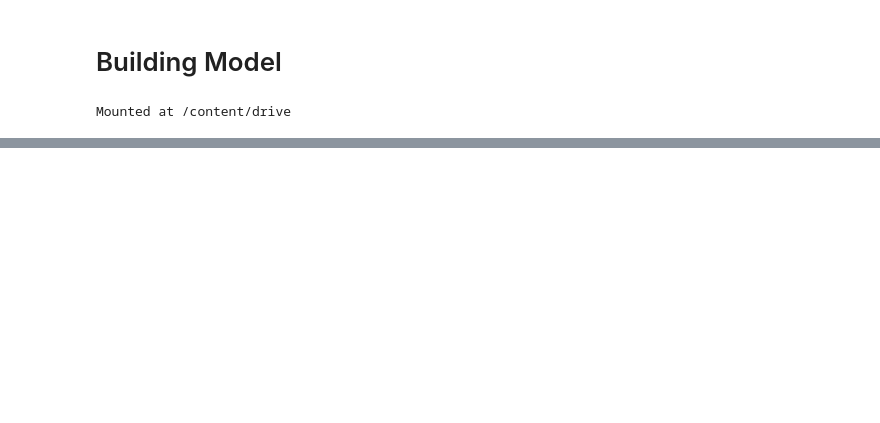
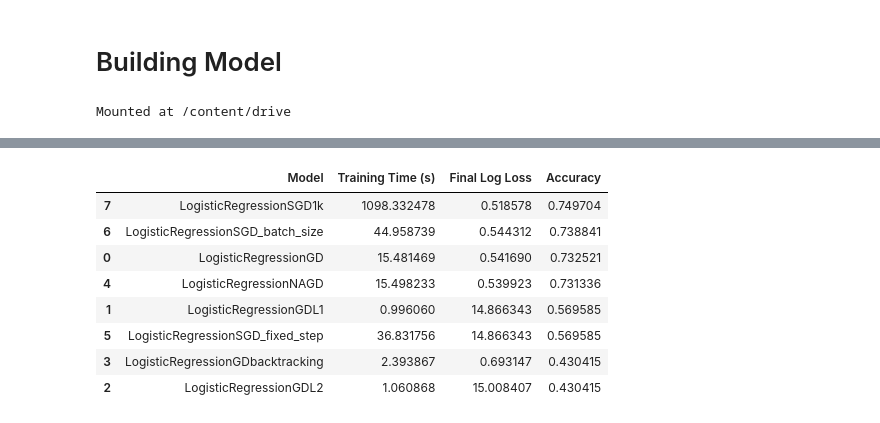
Before and after one commit to nguyenhuuhoang3697/Logistic-Regression-from-scratch, a Jupyter notebook: Run_model.ipynb, the cells around one changed output, grey strips where cells are left out. Cells and saved outputs as stored; diff of their text form; code cells hidden in the pictures; blank space fills up the shorter version.

```diff
--- a/Run_model.ipynb
+++ b/Run_model.ipynb
@@ -221,0 +728,62 @@ gd_train_loss = log_loss(y_test, gd_train_proba)
+# %%
+from sklearn.metrics import accuracy_score
+# Placeholder lists to store results
+models = [
+    ("LogisticRegressionGD", LogisticRegressionGD(learning_rate=0.1, max_iter=1000)),
+    ("LogisticRegressionGDL1", LogisticRegressionGDL1(learning_rate=0.1, max_iter=1000, l1_lambda=1)),
+    ("LogisticRegressionGDL2", LogisticRegressionGDL2(learning_rate=0.1, max_iter=1000, l2_lambda=1)),
+    ("LogisticRegressionGDbacktracking", LogisticRegressionGDbacktracking(learning_rate=0.1, max_iter=1000, initial_learningrate=1)),
+    ("LogisticRegressionNAGD", LogisticRegressionNAGD(learning_rate=0.1, max_iter=1000)),
+    ("LogisticRegressionSGD_fixed_step", LogisticRegressionSGD_fixed_step(learning_rate=0.1, max_iter=1000)),
+    ("LogisticRegressionSGD_batch_size", LogisticRegressionSGD_batch_size(learning_rate=0.1, max_iter=1000, batch_size=100)),
+    ("LogisticRegressionSGD1k", LogisticRegressionSGD1k(initial_learning_rate=0.1, max_iter=1000)),
+    # ("LogisticRegressionSGD1k_mini_batch", LogisticRegressionSGD1k_mini_batch(initial_learning_rate=0.1, max_iter=1000, batch_size=100)),
+    # ("LogisticRegressionSGD1SqrtK", LogisticRegressionSGD1SqrtK(initial_learning_rate=0.1, max_iter=1000)),
+    # ("LogisticRegressionSGD1SqrtKBatch", LogisticRegressionSGD1SqrtKBatch(initial_learning_rate=0.1, max_iter=1000, batch_size=100)),
+    # ("LogisticRegressionNewtonPure", LogisticRegressionNewtonPure(max_iter=10)),
+    # ("LogisticRegressionNewtonFixedStep", LogisticRegressionNewtonFixedStep(max_iter=10, step_size=1.0)),
+    # ("LogisticRegressionNewtonBacktracking", LogisticRegressionNewtonBacktracking(max_iter=10))
+]
+
+# Placeholder to store results
+train_times = []
+losses = []
+accuracies = []
+# Loop through all models to compute training time and log loss
+for model_name, model in models:
+    start_time = time.time()
+    model.fit(X_train_processed, y_train)
+    train_time = time.time() - start_time
+
+    proba = model.predict_proba(X_test_processed)
+    predictions = model.predict(X_test_processed)
+
+    # Use the loss history recorded during training
+    # final_loss = model.loss_history[-1] if model.loss_history else float('inf')
+    loss = model.log_loss(y_test, proba)
+    accuracy = accuracy_score(y_test, predictions)
+
+    train_times.append(train_time)
+    losses.append(loss)
+    accuracies.append(accuracy)
+
+# Creating a DataFrame to display results
+results_df = pd.DataFrame({
+    'Model': [name for name, _ in models],
+    'Training Time (s)': train_times,
+    'Final Log Loss': losses,
+    'Accuracy': accuracies
+})
+
+results_df = results_df.sort_values(by=['Accuracy', 'Final Log Loss'], ascending=[False, True])
+results_df
+# %% [output]
+|  | Model | Training Time (s) | Final Log Loss | Accuracy |
+| 7 | LogisticRegressionSGD1k | 1098.332478 | 0.518578 | 0.749704 |
+| 6 | LogisticRegressionSGD_batch_size | 44.958739 | 0.544312 | 0.738841 |
+| 0 | LogisticRegressionGD | 15.481469 | 0.541690 | 0.732521 |
+| 4 | LogisticRegressionNAGD | 15.498233 | 0.539923 | 0.731336 |
+| 1 | LogisticRegressionGDL1 | 0.996060 | 14.866343 | 0.569585 |
+| 5 | LogisticRegressionSGD_fixed_step | 36.831756 | 14.866343 | 0.569585 |
+| 3 | LogisticRegressionGDbacktracking | 2.393867 | 0.693147 | 0.430415 |
+| 2 | LogisticRegressionGDL2 | 1.060868 | 15.008407 | 0.430415 |
```
Also changed, not shown: parts of 28 cells of this notebook.
